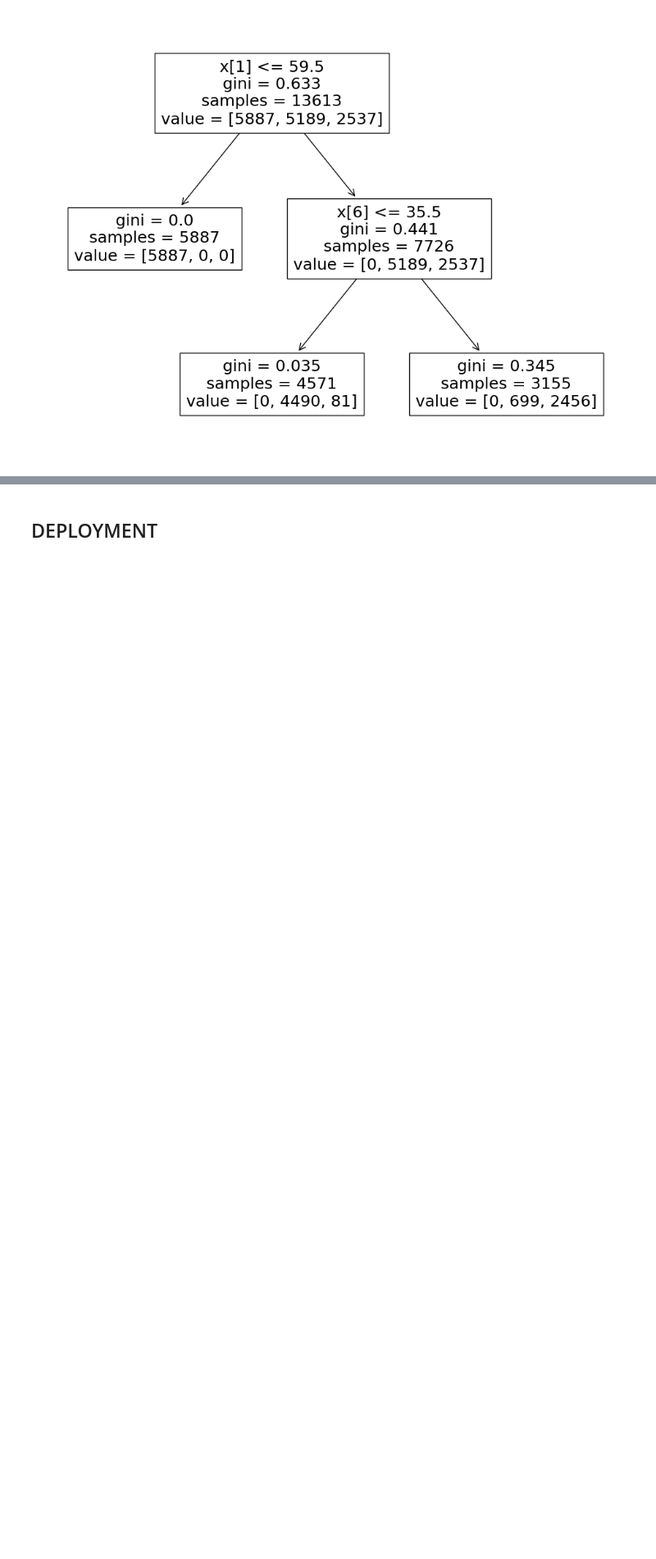
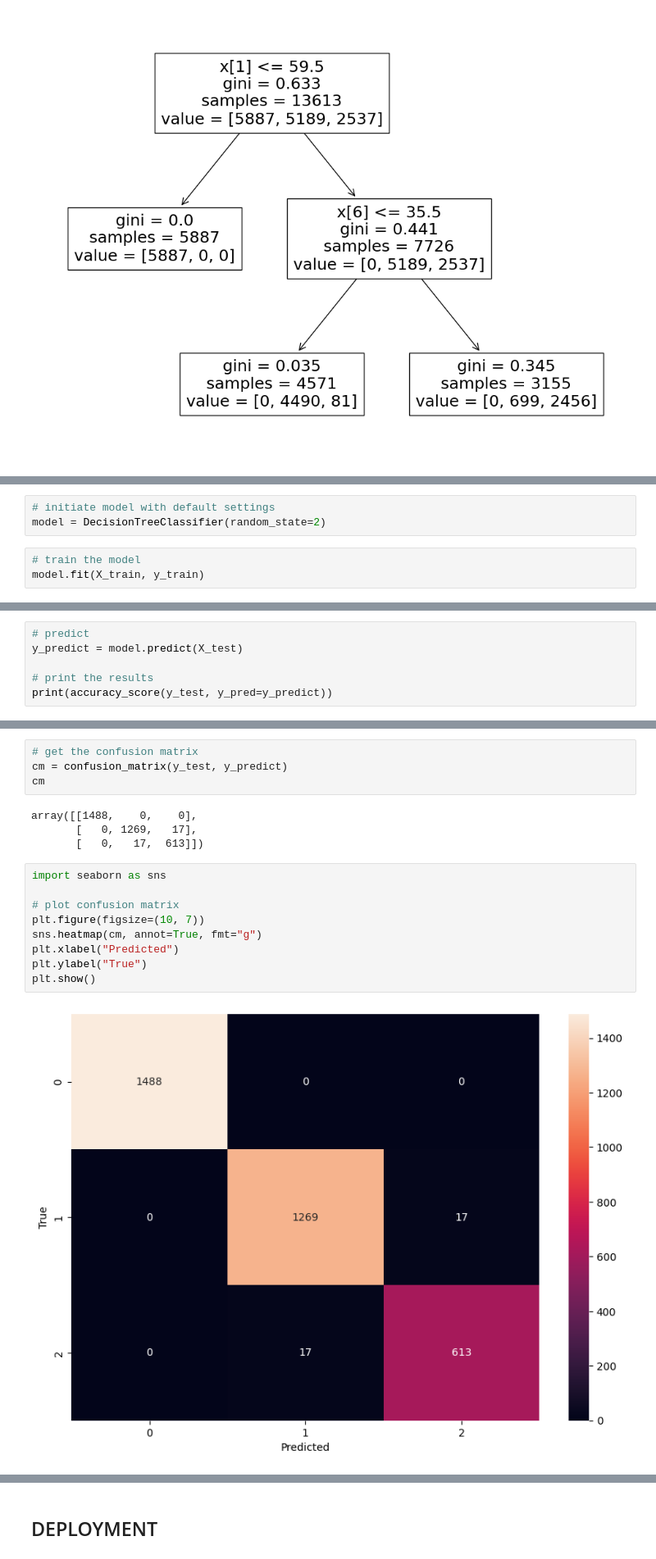
Before and after one commit to Friend09/strata-rotten-tomatoes-classification, a Jupyter notebook: practise_notebook_1st_approach.ipynb, the cells around one changed output, grey strips where cells are left out. Shown at 82% size. Saved outputs shown, nothing was run; the diff lists cells and outputs as text; blank space fills up the shorter version.

```diff
--- a/practise_notebook_1st_approach.ipynb
+++ b/practise_notebook_1st_approach.ipynb
@@ -322,0 +323,6 @@ plt.show()
+# %%
+# initiate model with default settings
+model = DecisionTreeClassifier(random_state=2)
+# %%
+# train the model
+model.fit(X_train, y_train)
@@ -322,0 +331,6 @@ plt.show()
+# %%
+# predict
+y_predict = model.predict(X_test)
+
+# print the results
+print(accuracy_score(y_test, y_pred=y_predict))
@@ -322,0 +352,19 @@ plt.show()
+# %%
+# get the confusion matrix
+cm = confusion_matrix(y_test, y_predict)
+cm
+# %% [output]
+array([[1488,    0,    0],
+       [   0, 1269,   17],
+       [   0,   17,  613]])
+# %%
+import seaborn as sns
+
+# plot confusion matrix
+plt.figure(figsize=(10, 7))
+sns.heatmap(cm, annot=True, fmt="g")
+plt.xlabel("Predicted")
+plt.ylabel("True")
+plt.show()
+# %% [output]
+[figure, added]
```
Also changed, not shown: parts of 16 cells of this notebook.
